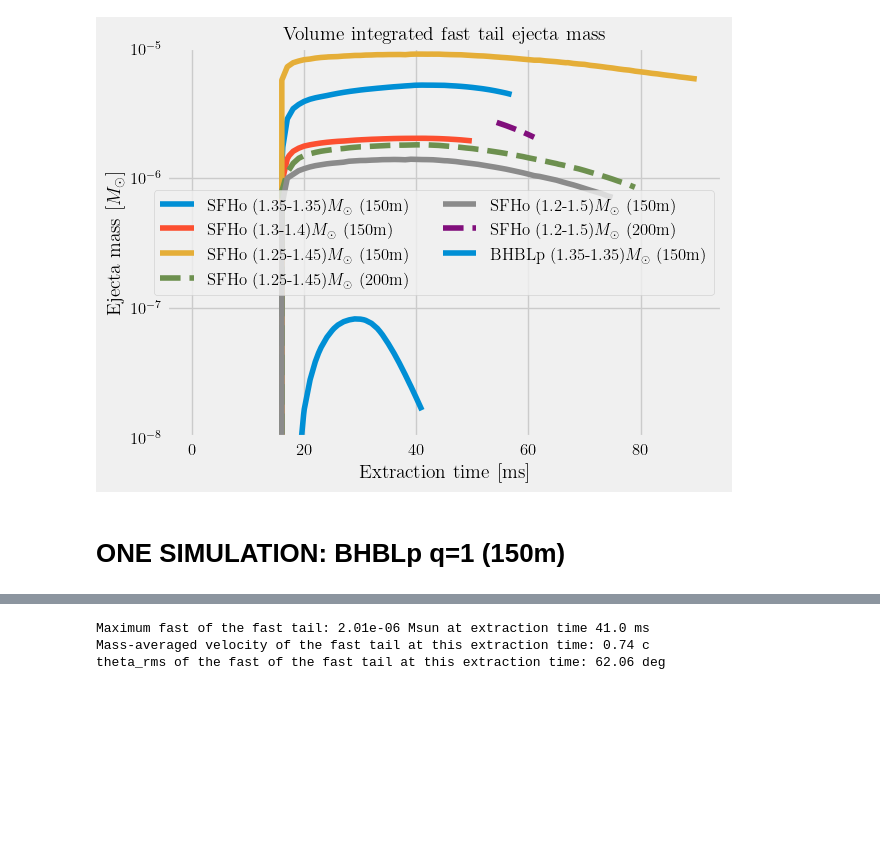
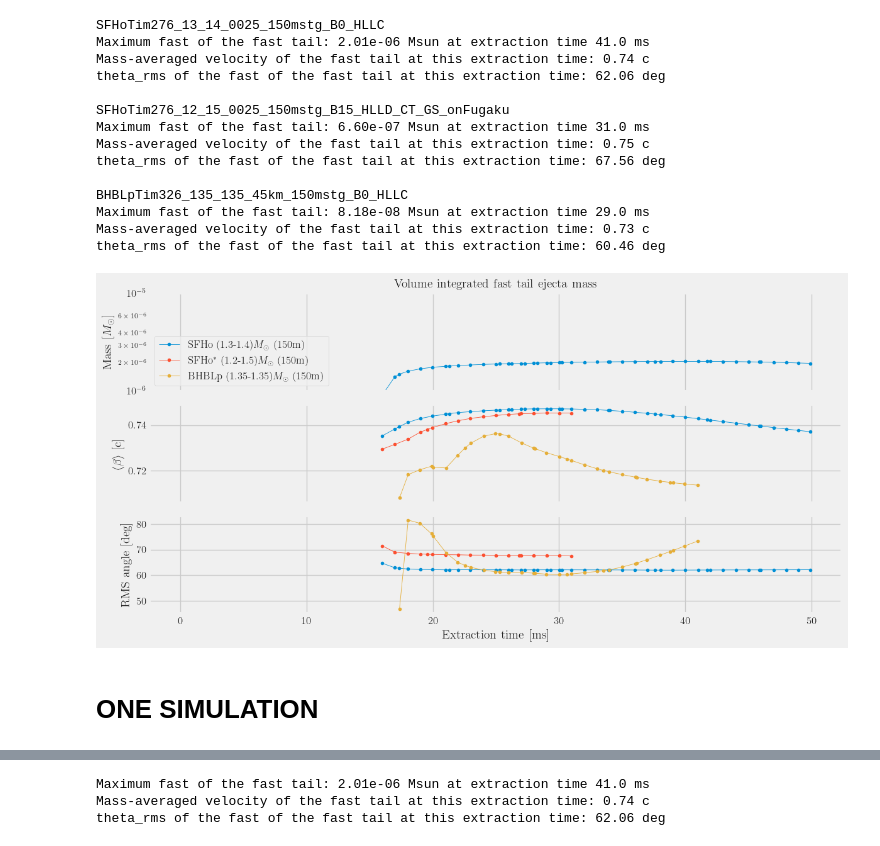
Before and after one commit to vsevolodnedora/PBA_projects, a Jupyter notebook: knafg/knafg_kenta/ejecta_analysis.ipynb, the cells around one changed output, grey strips where cells are left out. Saved outputs shown, nothing was run; the diff lists cells and outputs as text; code cells hidden in the pictures; blank space fills up the shorter version.

```diff
--- a/knafg/knafg_kenta/ejecta_analysis.ipynb
+++ b/knafg/knafg_kenta/ejecta_analysis.ipynb
@@ -27,6 +32,3 @@ for sim_key, sim_dic in SIMULATIONS.items():
-# %%
-# dataframe for all simulations
-df = pd.DataFrame(SIMULATIONS).T
 # %%
 # collect tmin tmax for all simulations
 df["tmin"],df["tmax"] = pd.Series(dtype = 'object'), pd.Series(dtype = 'object')
@@ -48,19 +64,16 @@ BHBLp_135_135_res150   6  0.057651109993457794   40.98994064331055
 # Plot extraction time for all simulations
 fig, ax = plt.subplots(figsize=(7,5))
 print(len(color_pal))
-for sim, sim_dic in df.iterrows():
-    print(sim_dic["idx"], color_pal[sim_dic["idx"]])
-    # ax.plot([sim_dic["tmin"],sim_dic["tmax"]],[sim_dic["idx"],sim_dic["idx"]],
-            # marker="o", color=color_pal[sim_dic["idx"]], )
+for idx, sim_dic in enumerate(df.iterrows()):
+    sim_dic = sim_dic[1]
     data = PBA.id_kenta.EjectaData(sim_dic["datadir"]+"ej_collated.h5",verbose=True)
-    ax.plot(data.getText(), np.full_like(data.getText(),sim_dic["idx"]),
-            marker="|", color=color_pal[sim_dic["idx"]], linestyle="None")
-
+    ax.plot(data.getText(), np.full_like(data.getText(), int(idx)),  marker="|", color=color_pal[idx], linestyle="None")
+ax.set_yticks(np.arange(len(df)))
 ticks_loc = ax.get_yticks().tolist()
 ax.yaxis.set_major_locator(mticker.FixedLocator(ticks_loc))
-ax.set_yticklabels(["-1"] + df["label"].to_list() + ["10"],fontsize=12)
-ax.set_xlabel("Extraction Time [ms]", fontsize=12)
-ax.tick_params(labelsize=12)
+ax.set_yticklabels(df["label"].to_list(),fontsize=14)
+ax.set_xlabel("Extraction Time [ms]", fontsize=14)
+ax.tick_params(labelsize=14)
 ax.minorticks_on()
 ax.set_title("Data for Volume-integrated Ejecta",fontsize=14)
 plt.show()
@@ -77 +83,14 @@ plt.show()
+# %%
+def get_vave_theta_rms(ej:PBA.id_kenta.EjectaData, crit:str) -> tuple[np.ndarray,np.ndarray]:
+    vave = np.zeros_like(ej.getText())
+    theta_rms = np.zeros_like(ej.getText())
+    for it, text in enumerate(ej.getText()):
+        ej_mass = ej.get(v_n="mass",text=text)
+        ej_vinf = ej.get_vinf()
+        mask = ej.get_vinf_mask(crit=crit)
+        vave[it] = np.sum(ej_mass[:,mask]*ej_vinf[mask])/np.sum(ej_mass[:,mask])
+
+        thetas = ej.get_theta()
+        theta_rms[it] = (180. / np.pi) * np.sqrt(np.sum(np.sum(ej_mass[:,mask], axis=1) * thetas ** 2) / np.sum(ej_mass[:,mask]))
+    return (vave, theta_rms)
 # %%
@@ -116,9 +200,28 @@ plot_all_sim_ejecta_mass()
 # %%
 # Ejecta mass fast tail evolution of all simulations
-plot_all_sim_ejecta_mass(crit="fast",yscale="log",ylim=(1e-8,1e-5),
-                         title="Volume integrated fast tail ejecta mass")
+# plot_all_sim_ejecta_mass(crit="fast",yscale="log",ylim=(1e-8,1e-5),
+#                          title="Volume integrated fast tail ejecta mass")
+plot_all_sim_ejecta_massave_vel(
+    crit="fast",yscale="log",ylim=(1e-6,1e-5),
+    title="Volume integrated fast tail ejecta mass",
+    figfpath=figs+"mej_vej_theta_fasttail.png"
+)
 # %% [output]
+SFHoTim276_13_14_0025_150mstg_B0_HLLC
+Maximum fast of the fast tail: 2.01e-06 Msun at extraction time 41.0 ms
+Mass-averaged velocity of the fast tail at this extraction time: 0.74 c
+theta_rms of the fast of the fast tail at this extraction time: 62.06 deg
+
+SFHoTim276_12_15_0025_150mstg_B15_HLLD_CT_GS_onFugaku
+Maximum fast of the fast tail: 6.60e-07 Msun at extraction time 31.0 ms
+Mass-averaged velocity of the fast tail at this extraction time: 0.75 c
+theta_rms of the fast of the fast tail at this extraction time: 67.56 deg
+
+BHBLpTim326_135_135_45km_150mstg_B0_HLLC
+Maximum fast of the fast tail: 8.18e-08 Msun at extraction time 29.0 ms
+Mass-averaged velocity of the fast tail at this extraction time: 0.73 c
+theta_rms of the fast of the fast tail at this extraction time: 60.46 deg
-[figure, old version]
+[figure, new version]
 # %% [markdown]
-# ONE SIMULATION: BHBLp q=1 (150m)
+# ONE SIMULATION
 # %%
```
Also changed, not shown: parts of 15 cells of this notebook, 4 other files.
